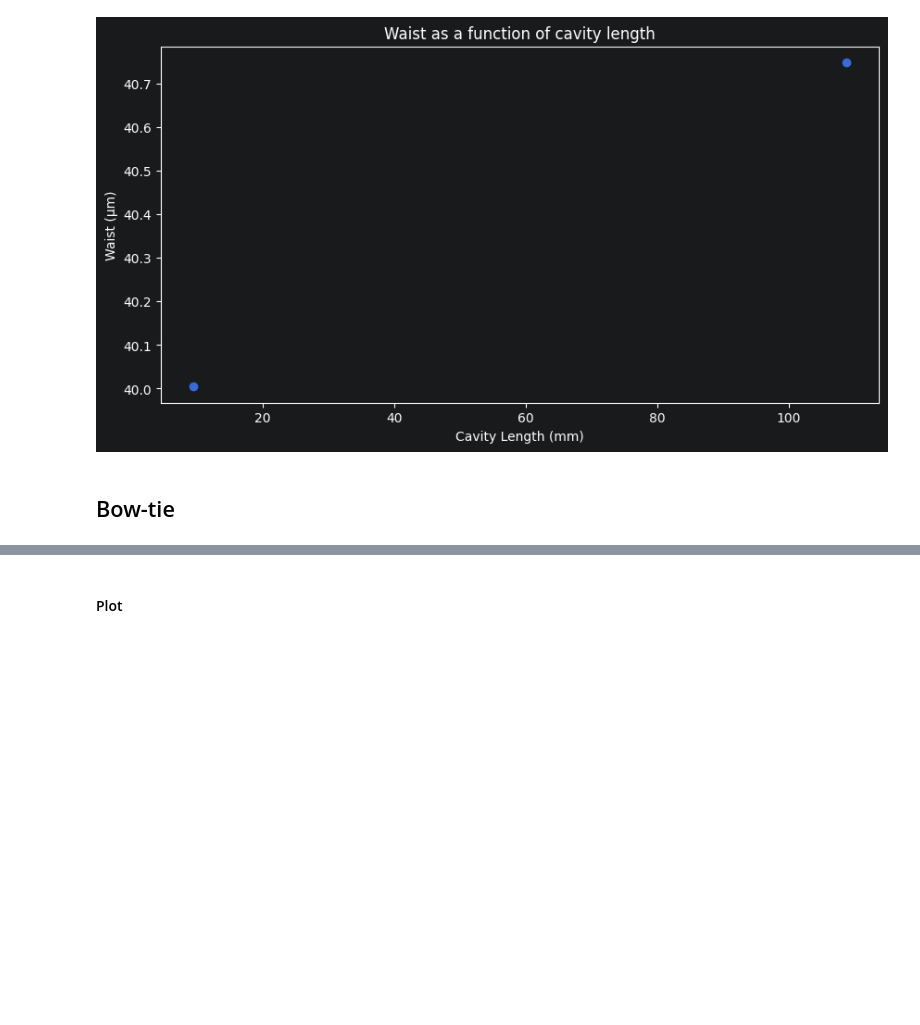
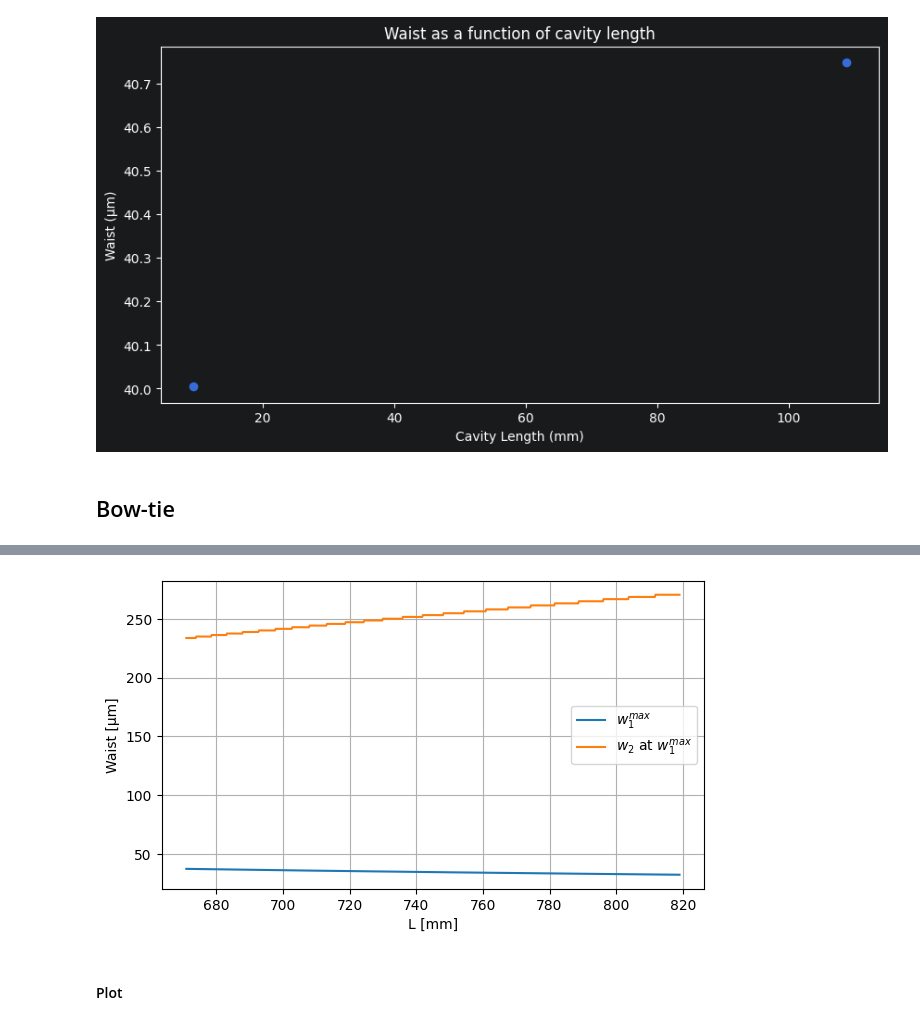
Before and after one commit to eq15t-panda/DesignCavity, a Jupyter notebook: cavity_sweep.ipynb, the cells around one changed output, grey strips where cells are left out. Saved outputs shown, nothing was run; the diff lists cells and outputs as text; code cells hidden in the pictures; blank space fills up the shorter version.

```diff
--- a/cavity_sweep.ipynb
+++ b/cavity_sweep.ipynb
@@ -289,0 +306,22 @@ for L in L_bowtie:
+# %%
+# Analyze how much w1 changes with L and with d_curved
+w1_max_list = []
+w2_max_list = []
+dc_range = []
+
+for i, L in enumerate(L_stable):
+    w1 = waist1_values[i] * 1e6
+    w2 = waist2_values[i] * 1e6
+
+    idx_max = np.argmax(w1)
+    w1_max = w1[idx_max]
+    w2_max = w2[idx_max] # not actual max, but corresponding waist for w1 max
+
+    start_dc, stop_dc = d_curved_stable[i][0], d_curved_stable[i][-1]
+
+    w1_max_list.append(w1_max)
+    w2_max_list.append(w2_max)
+    dc_range.append((start_dc, stop_dc))
+
+w1_max_array = np.array(w1_max_list)
+w2_max_array = np.array(w2_max_list)
@@ -290,3 +399,17 @@ for L in L_bowtie:
+# %%
+plt.figure(figsize=(7,4))
+
+plt.plot(np.array(L_stable)*1e3, w1_max_array, label=r"$w_1^{max}$")
+plt.plot(np.array(L_stable)*1e3, w2_max_list, label=r"$w_2$ at $w_1^{max}$")
+
+plt.xlabel("L [mm]")
+plt.ylabel("Waist [µm]")
+plt.grid()
+plt.legend()
+
+plt.show()
+# %% [output]
+[figure, added]
 # %% [markdown]
 #### Plot
 # %%
```
Also changed, not shown: parts of 11 cells of this notebook.
